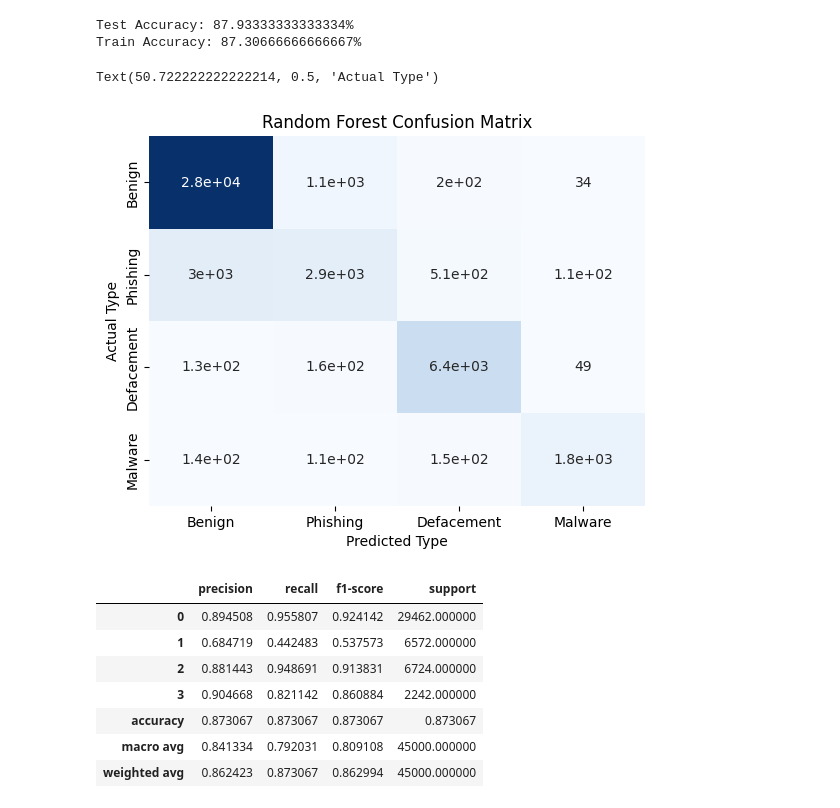
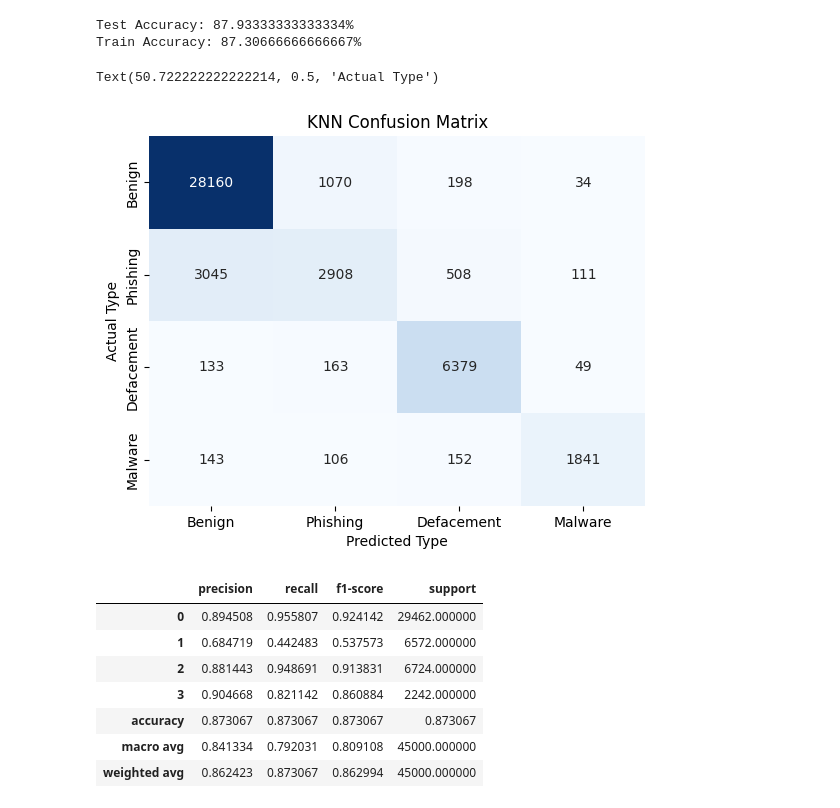
Before and after one commit to jfantab/lexical_analysis_urls, a Jupyter notebook: alao_vector_analysis.ipynb, the cells around one changed output. Drawn from its saved outputs; the diff is of its cells as text; code cells hidden in the pictures.

```diff
--- a/alao_vector_analysis.ipynb
+++ b/alao_vector_analysis.ipynb
@@ -605,15 +602,15 @@ if not loaded_knn:
 # %%
 cm_knn = confusion_matrix(y_test, knn_y_pred)
 # %%
-sns.heatmap(cm_knn, cmap="Blues", cbar=False, annot=True)
+sns.heatmap(cm_knn, cmap="Blues", cbar=False, annot=True, fmt=".0f")
 plt.xticks(np.arange(4) + 0.5, ["Benign", "Phishing", "Defacement", "Malware"])
 plt.yticks(np.arange(4) + 0.5, ["Benign", "Phishing", "Defacement", "Malware"])
-plt.title("Random Forest Confusion Matrix")
+plt.title("KNN Confusion Matrix")
 plt.xlabel("Predicted Type")
 plt.ylabel("Actual Type")
 # %% [output]
 Text(50.722222222222214, 0.5, 'Actual Type')
-[figure, old version]
+[figure, new version]
 # %%
 # 0 = Benign
 # 1 = Phishing
```
Also changed, not shown: parts of 4 cells of this notebook, 1 other file.
